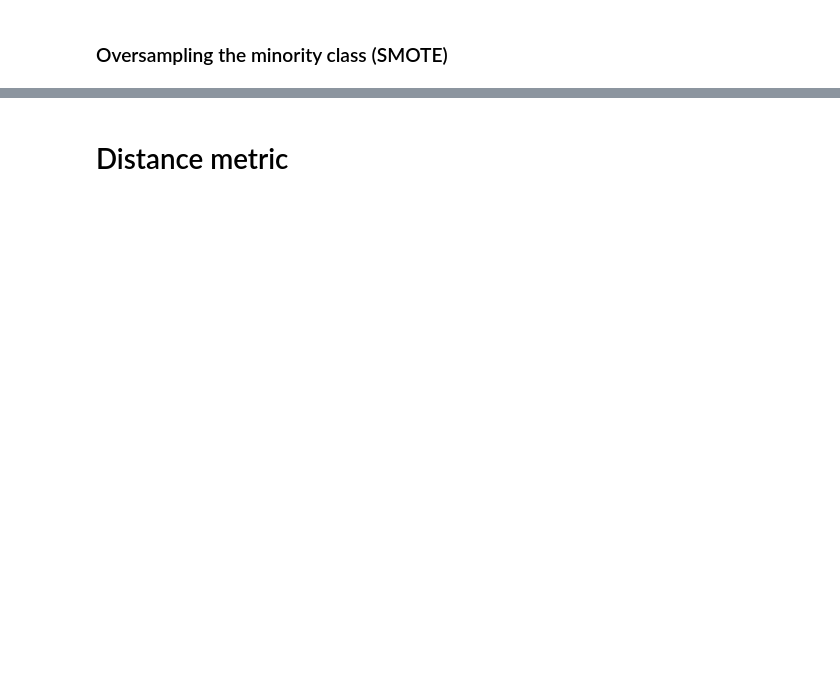
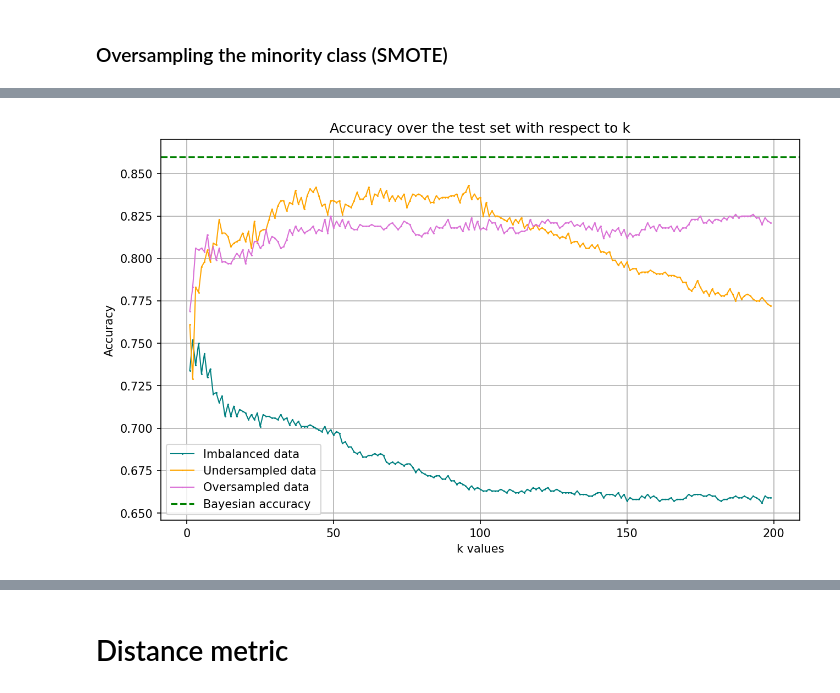
Before and after one commit to bapt-mat/Intro-to-Machine-Learning-Project, a Jupyter notebook: project.ipynb, the cells around one changed output, grey strips where cells are left out. Cells and saved outputs as stored; diff of their text form; code cells hidden in the pictures; blank space fills up the shorter version.

```diff
--- a/project.ipynb
+++ b/project.ipynb
@@ -1213,0 +1238,37 @@ plot_pca_boundaries(x=x_smote_pca, y=y_smote, k=best_k, resolution=100)
+# %%
+test_accuracies_imb = []
+dist_mat_test_imb = distance_matrix(x_test, x_imb)
+test_accuracies_under = []
+dist_mat_test_under = distance_matrix(x_test, x_under)
+test_accuracies_smote = []
+dist_mat_test_smote = distance_matrix(x_test, x_smote)
+
+k_imb_range = range(1, 200)
+
+for k in tqdm(k_imb_range) :
+    k_acc, _, _, _ = prediction_metrics(y_set_train=y_imb, y_set_test=y_test, k=k, distance_mat=dist_mat_test_imb)
+    test_accuracies_imb.append(k_acc)
+
+    k_acc, _, _, _ = prediction_metrics(y_set_train=y_under, y_set_test=y_test, k=k, distance_mat=dist_mat_test_under)
+    test_accuracies_under.append(k_acc)
+
+    k_acc, _, _, _ = prediction_metrics(y_set_train=y_smote, y_set_test=y_test, k=k, distance_mat=dist_mat_test_smote)
+    test_accuracies_smote.append(k_acc)
+# %%
+plt.figure(figsize=(10, 6), dpi=150)
+mksize = 0.5
+plt.plot(k_imb_range, test_accuracies_imb, label='Imbalanced data', marker='o', color='teal',markersize=mksize,linestyle='-', linewidth=1)
+plt.plot(k_imb_range, test_accuracies_under, label='Undersampled data', marker='o', color='orange', markersize=mksize, linestyle='-', linewidth=1)
+plt.plot(k_imb_range, test_accuracies_smote, label='Oversampled data', marker='o', color='orchid', markersize=mksize, linestyle='-', linewidth=1)
+plt.axhline(y=.86, color='g', linestyle='--', label=f'Bayesian accuracy')
+plt.xlabel('k values')
+plt.ylabel('Accuracy')
+plt.xticks(np.arange(0, max(k_imb_range)+2, 50))
+#plt.yticks(np.arange(30, 90, 10))
+#plt.axhline(y=(1/3), color='orange', linestyle='--', label=f'Random Guessing')
+plt.grid(True)
+plt.legend()
+plt.title("Accuracy over the test set with respect to k")
+plt.show()
+# %% [output]
+[figure, added]
```
Also changed, not shown: parts of 20 cells of this notebook, 6 other files.
